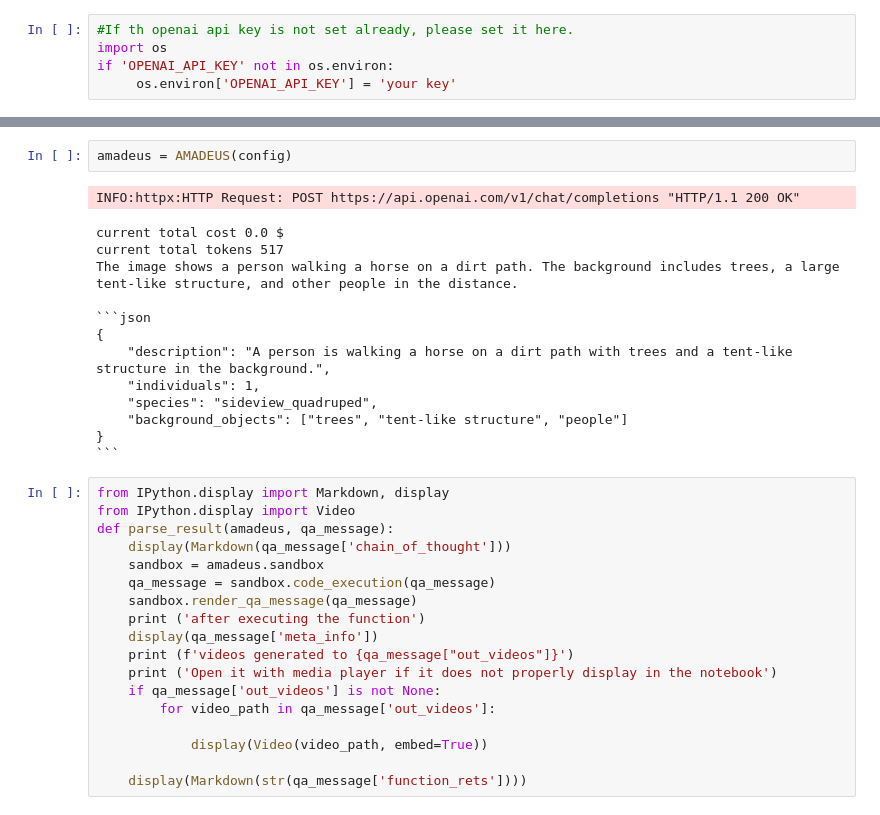
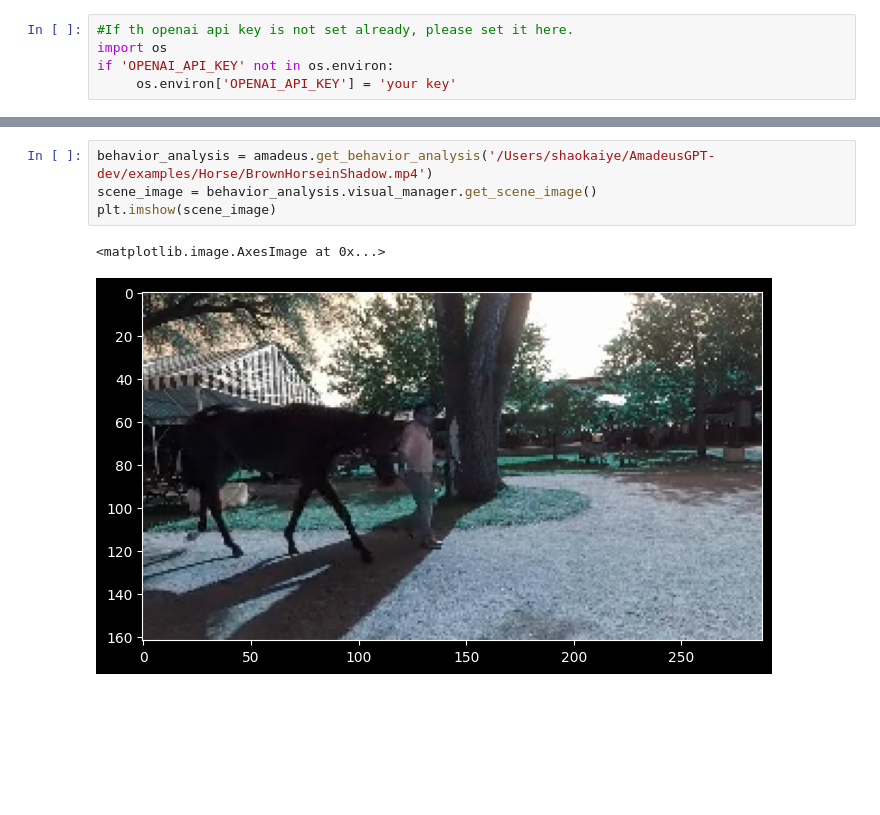
Before and after one commit to AdaptiveMotorControlLab/AmadeusGPT, a Jupyter notebook: notebooks/Horse_demo.ipynb, the cells around one changed output, grey strips where cells are left out. Cells and saved outputs as stored; diff of their text form; blank space fills up the shorter version.

````diff
--- a/notebooks/Horse_demo.ipynb
+++ b/notebooks/Horse_demo.ipynb
@@ -42,37 +27,10 @@ plt.imshow(image)
-# %%
-amadeus = AMADEUS(config)
-# %% [output]
-INFO:httpx:HTTP Request: POST https://api.openai.com/v1/chat/completions "HTTP/1.1 200 OK"
-current total cost 0.0 $
-current total tokens 517
-The image shows a person walking a horse on a dirt path. The background includes trees, a large tent-like structure, and other people in the distance.
-
-```json
-{
-    "description": "A person is walking a horse on a dirt path with trees and a tent-like structure in the background.",
-    "individuals": 1,
-    "species": "sideview_quadruped",
-    "background_objects": ["trees", "tent-like structure", "people"]
-}
-```
-# %%
-from IPython.display import Markdown, display
-from IPython.display import Video
-def parse_result(amadeus, qa_message):
-    display(Markdown(qa_message['chain_of_thought']))
-    sandbox = amadeus.sandbox
-    qa_message = sandbox.code_execution(qa_message)
-    sandbox.render_qa_message(qa_message)
-    print ('after executing the function')
-    display(qa_message['meta_info'])
-    print (f'videos generated to {qa_message["out_videos"]}')
-    print ('Open it with media player if it does not properly display in the notebook')
-    if qa_message['out_videos'] is not None:
-        for video_path in qa_message['out_videos']:
-
-            display(Video(video_path, embed=True))
-
-    display(Markdown(str(qa_message['function_rets'])))
+# %%
+behavior_analysis = amadeus.get_behavior_analysis('/Users/shaokaiye/AmadeusGPT-dev/examples/Horse/BrownHorseinShadow.mp4')
+scene_image = behavior_analysis.visual_manager.get_scene_image()
+plt.imshow(scene_image)
+# %% [output]
+<matplotlib.image.AxesImage at 0x...>
+[figure, added]
 # %%
 query = "Plot the gait analysis using Offfrontfoot; Offfrontfetlock; Offknee; Elbow and Shoulder."
 qa_message = amadeus.step(query)
````
Also changed, not shown: parts of 3 cells of this notebook, 32 other files.
